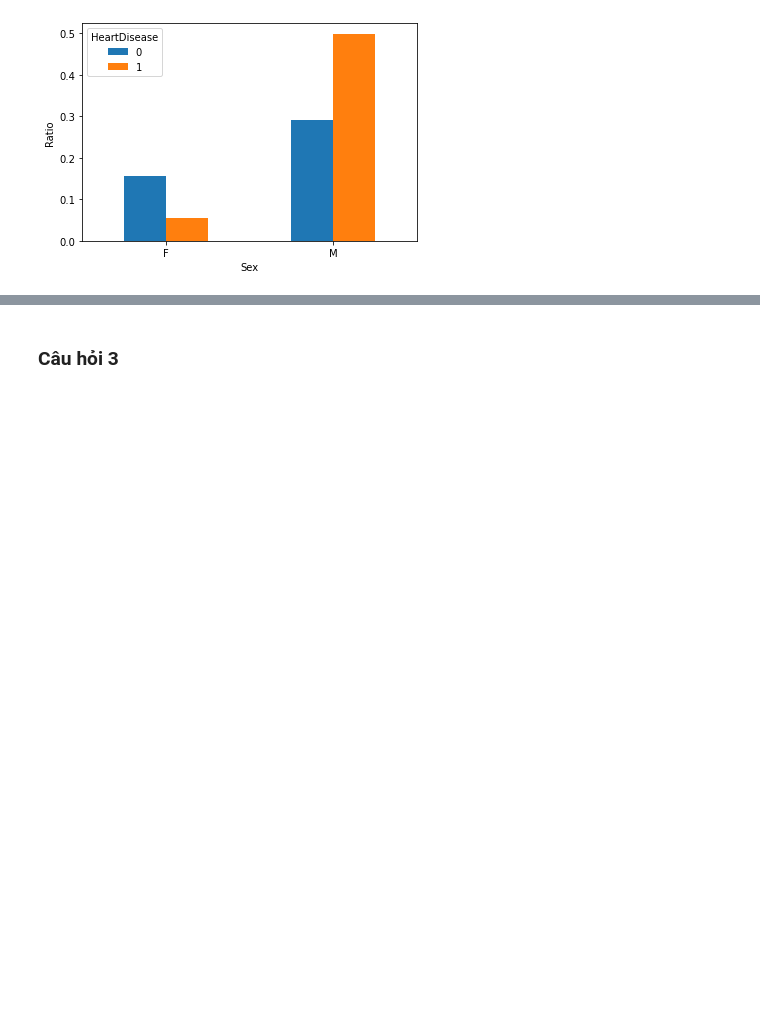
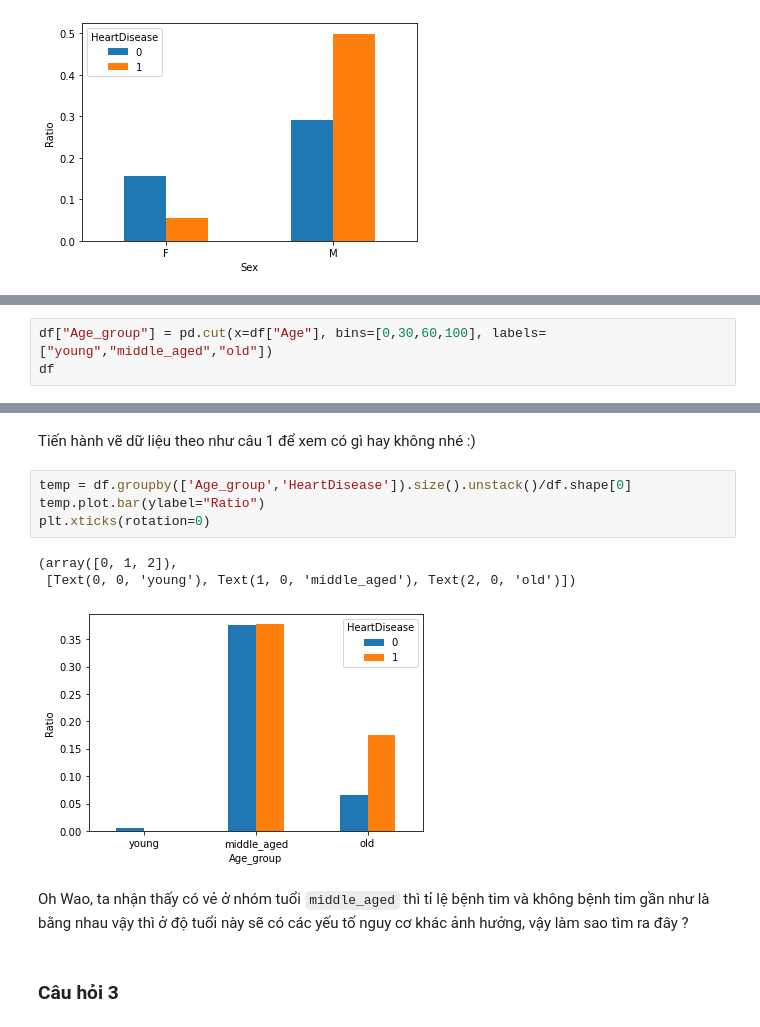
Before and after one commit to MinhVuong2000/P4DS-FinalProject, a Jupyter notebook: Final_Project.ipynb, the cells around one changed output, grey strips where cells are left out. Cells and saved outputs as stored; diff of their text form; blank space fills up the shorter version.

```diff
--- a/Final_Project.ipynb
+++ b/Final_Project.ipynb
@@ -242,0 +216,3 @@ câu trả lời cho câu hỏi?
+# %%
+df["Age_group"] = pd.cut(x=df["Age"], bins=[0,30,60,100], labels=["young","middle_aged","old"])
+df
@@ -243,3 +233,15 @@ câu trả lời cho câu hỏi?
+# %% [markdown]
+Tiến hành vẽ dữ liệu theo như câu 1 để xem có gì hay không nhé :)
+# %%
+temp = df.groupby(['Age_group','HeartDisease']).size().unstack()/df.shape[0]
+temp.plot.bar(ylabel="Ratio")
+plt.xticks(rotation=0)
+# %% [output]
+(array([0, 1, 2]),
+ [Text(0, 0, 'young'), Text(1, 0, 'middle_aged'), Text(2, 0, 'old')])
+[figure, added]
+# %% [markdown]
+Oh Wao, ta nhận thấy có vẻ ở nhóm tuổi `middle_aged` thì tỉ lệ bệnh tim và không bệnh tim gần như là bằng nhau vậy thì ở độ tuổi này sẽ có các yếu tố nguy cơ khác ảnh hưởng, vậy làm sao tìm ra đây ?
 # %% [markdown]
 ### Câu hỏi 3
 # %% [markdown]
```
Also changed, not shown: parts of 8 cells of this notebook.
